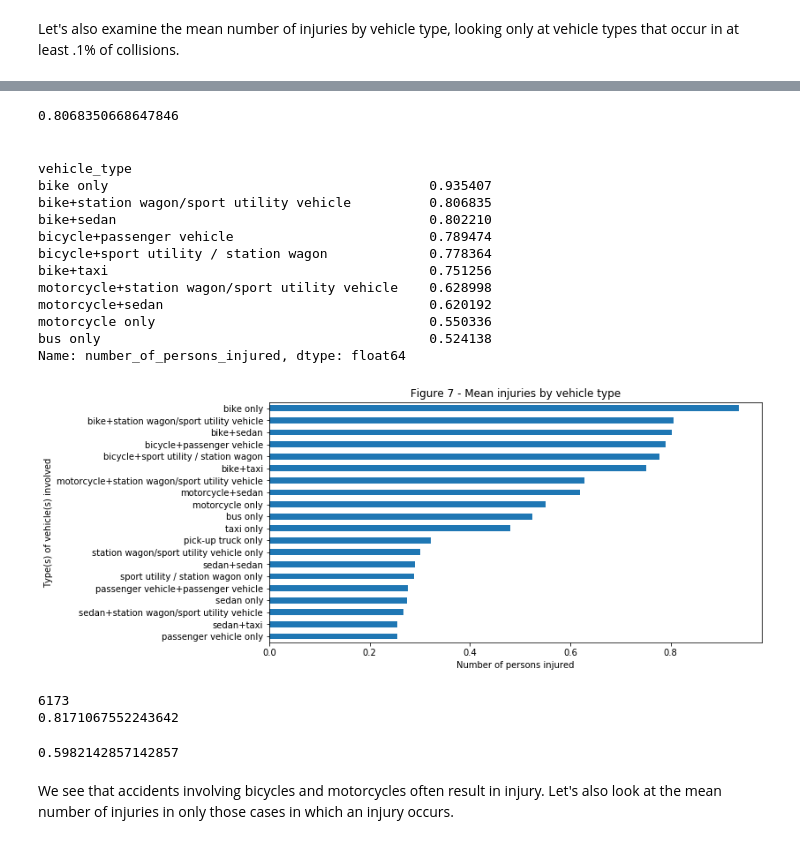
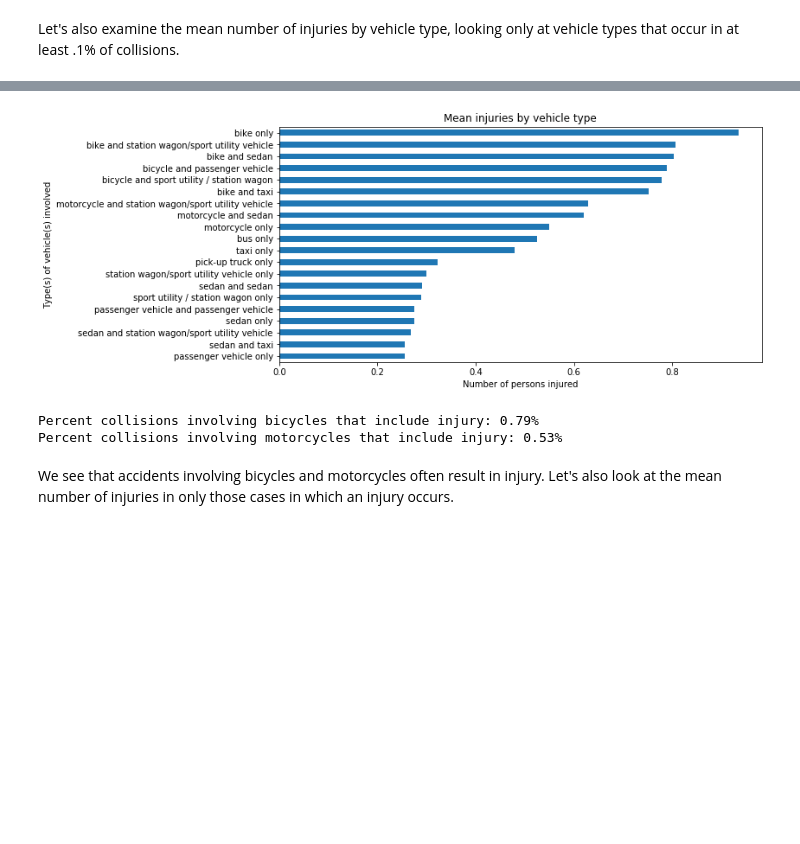
Before and after one commit to dan55/collisions, a Jupyter notebook: collisions.ipynb, the cells around one changed output, grey strips where cells are left out. Drawn from its saved outputs; the diff is of its cells as text; code cells hidden in the pictures; blank space fills up the shorter version.

```diff
--- a/collisions.ipynb
+++ b/collisions.ipynb
@@ -244,8 +247,8 @@ df2.dropna(subset=["vehicle_type_code_1"], inplace=True)
 
 # combine the first two vehicle type columns with a "+" as the delimiter
 df2["vehicle_type"] = (np.where(df2.vehicle_type_code_1 < df2.vehicle_type_code_2,
-                                   df2.vehicle_type_code_1.str.lower() + "+" + df2.vehicle_type_code_2.str.lower(),
-                                   df2.vehicle_type_code_2.str.lower() + "+" + df2.vehicle_type_code_1.str.lower()))
+                                   df2.vehicle_type_code_1.str.lower() + " and " + df2.vehicle_type_code_2.str.lower(),
+                                   df2.vehicle_type_code_2.str.lower() + " and " + df2.vehicle_type_code_1.str.lower()))
 
 # if the column is null, then the second vehicle type is null, so use the first type
 df2["vehicle_type"] = (np.where(df2.vehicle_type_code_2.isna(),
@@ -476,54 +428,35 @@ Name: vehicle_type, dtype: int64
-# %%
-len(df2[df2.vehicle_type=="bike+station wagon/sport utility vehicle"])
-df2[df2.vehicle_type=="bike+station wagon/sport utility vehicle"].number_of_persons_injured.sum() / len(df2[df2.vehicle_type=="bike+station wagon/sport utility vehicle"])
-# %% [output]
-0.8068350668647846
-# %% [markdown]
-<a id="fig7" />
 # %%
 dfi = df2[df2.vehicle_type.isin(inj.index)]
 grouped = (dfi
  .groupby("vehicle_type")
  .number_of_persons_injured
  .mean()
  .sort_values(ascending=False)
 )
-grouped.head(20)
 
-title = "Figure 7 - Mean injuries by vehicle type"
+title = "Mean injuries by vehicle type"
 ax = (grouped.head(20)
       .iloc[::-1] # put highest number at the top
       .plot(figsize=(10, 5),
             kind="barh",
             title=title)
      )
 ax.set_xlabel("Number of persons injured")
 _ = ax.set_ylabel("Type(s) of vehicle(s) involved")
-grouped.head(10)
+# grouped.head(10)
 # %% [output]
-vehicle_type
-bike only                                         0.935407
-bike+station wagon/sport utility vehicle          0.806835
-bike+sedan                                        0.802210
-bicycle+passenger vehicle                         0.789474
-bicycle+sport utility / station wagon             0.778364
-bike+taxi                                         0.751256
-motorcycle+station wagon/sport utility vehicle    0.628998
-motorcycle+sedan                                  0.620192
-motorcycle only                                   0.550336
-bus only                                          0.524138
-Name: number_of_persons_injured, dtype: float64
-[figure, old version]
+[figure, new version]
-# %%
-# TODO: make this readable
-bikes = df2[(df2.vehicle_type.str.contains("bike")) | (df2.vehicle_type.str.contains("bicycle"))]
-print(len(bikes))
-print(bikes.number_of_persons_injured.mean())
-df2[df2.vehicle_type.str.contains("motorcycle")].number_of_persons_injured.mean()
-# %% [output]
-6173
-0.8171067552243642
-0.5982142857142857
+# %%
+bikes = df2[(df2.vehicle_type.str.contains("bike")) | (df2.vehicle_type.str.contains("bicycle"))]
+bike_injuries = len(bikes[bikes.number_of_persons_injured > 0]) / len(bikes)
+
+motorcycle_injuries = len(motorcycles[motorcycles.number_of_persons_injured > 0]) / len(motorcycles)
+
+print(f"Percent collisions involving bicycles that include injury: {bike_injuries:.2}%")
+print(f"Percent collisions involving motorcycles that include injury: {motorcycle_injuries:.2}%")
+# %% [output]
+Percent collisions involving bicycles that include injury: 0.79%
+Percent collisions involving motorcycles that include injury: 0.53%
 # %% [markdown]
 We see that accidents involving bicycles and motorcycles often result in injury. Let's also look at the mean number of injuries in only those cases in which an injury occurs.
 # %% [markdown]
```
Also changed, not shown: parts of 20 cells of this notebook.
